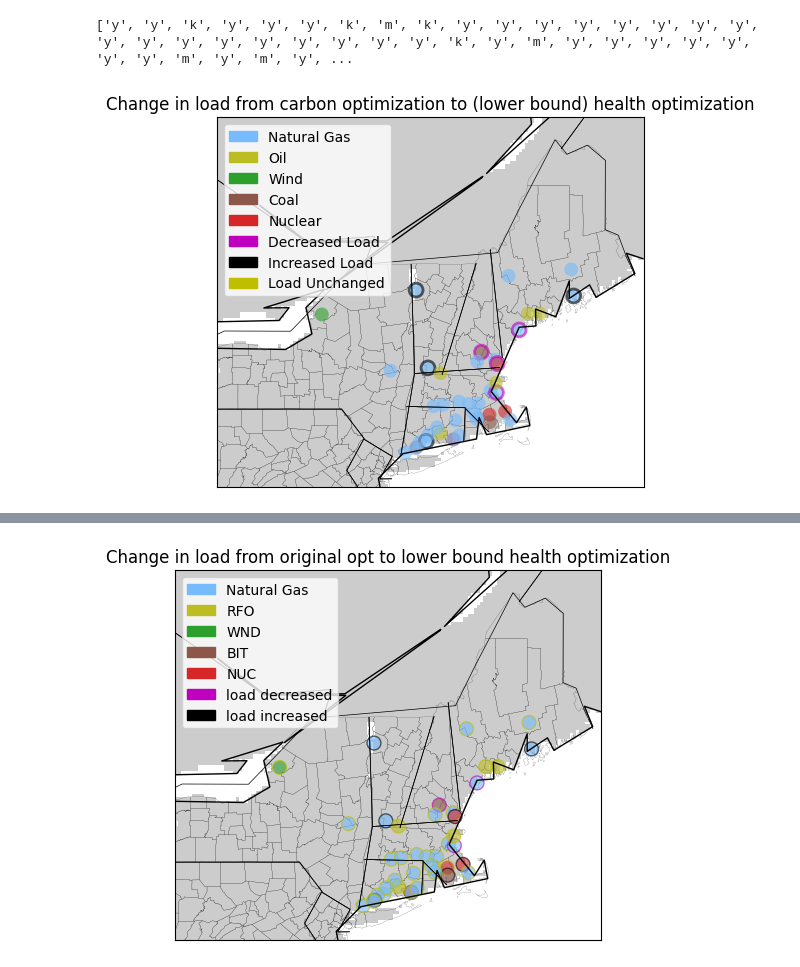
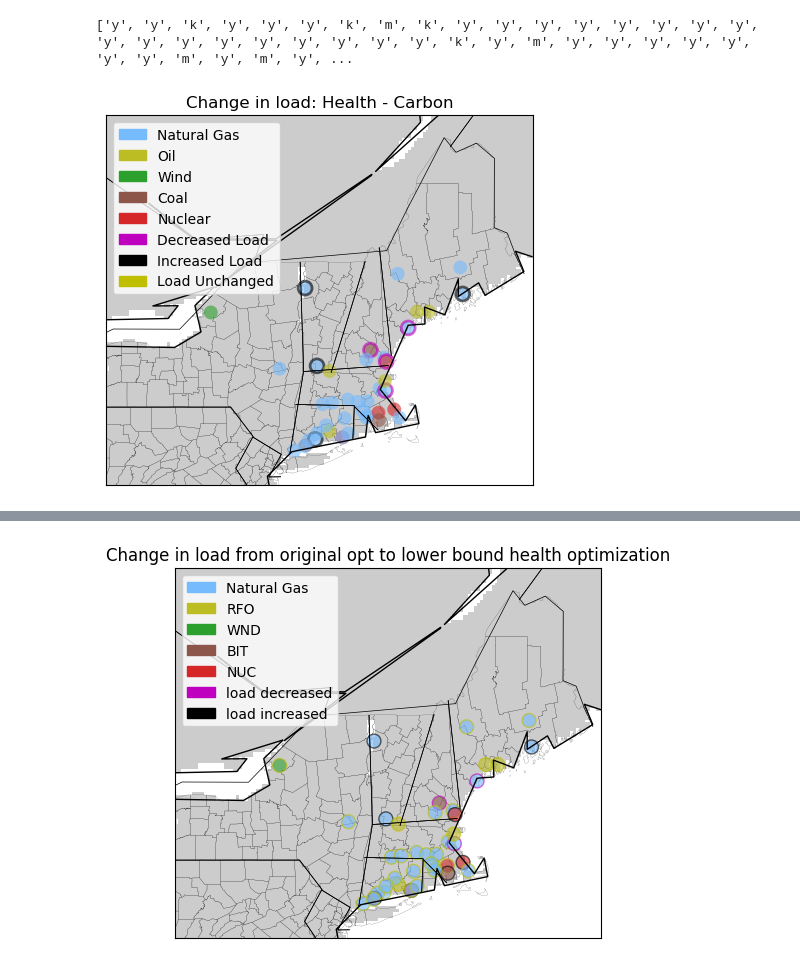
Before and after one commit to elizrgrs/powersystemspublichealth, a Jupyter notebook: dataprocessing/generationgraphing.ipynb, the cells around one changed output, grey strips where cells are left out. Cells and saved outputs as stored; diff of their text form; code cells hidden in the pictures.

Commit message:
added more figures

```diff
--- a/dataprocessing/generationgraphing.ipynb
+++ b/dataprocessing/generationgraphing.ipynb
@@ -303,35 +303,35 @@ health2.drawcoastlines()
 health2.drawstates()
 health2.drawcounties()
 health2.drawcountries()
 health2.drawlsmask(land_color='0.8', ocean_color='w', lsmask=None, lsmask_lons=None, lsmask_lats=None, lakes=True, resolution='l', grid=5)
 
 
 
 # first graph based on original
 x, y = health2(longitude, latitude)  # Projecting latitudes and longitudes to map coordinates
 health2.scatter(x, y,s=100,c=colors, cmap='viridis', marker='o', alpha=0.6, edgecolor=borders_low,linewidth=linewidths_low)
 # m.scatter(x,y,3,marker='o',color='k')
 
 
 # Adding a colorbar to represent the data values
 # plt.colorbar(label='Data Values')
 
 natGas = mpatches.Patch(color='xkcd:sky blue', label='Natural Gas')
 oil = mpatches.Patch(color='tab:olive', label='Oil')
 wind = mpatches.Patch(color='tab:green', label='Wind')
 bit = mpatches.Patch(color='tab:brown', label='Coal')
 nuc = mpatches.Patch(color='tab:red', label='Nuclear')
 pink = mpatches.Patch(color='m', label='Decreased Load')
 black = mpatches.Patch(color='k', label='Increased Load')
 yell = mpatches.Patch(color='y', label='Load Unchanged')
 
 plt.legend(handles=[natGas,oil,wind,bit,nuc, pink, black,yell])
 
 # Display the map with plotted data
-plt.title('Change in load from carbon optimization to (lower bound) health optimization')
+plt.title('Change in load: Health - Carbon')
 plt.show()
 # %% [output]
-[figure, old version]
+[figure, new version]
 # %%
 health_highdiff = Basemap(
    projection='merc', llcrnrlat=min(latitude)-0.75, urcrnrlat=max(latitude)+3,
```
Also changed, not shown: parts of 2 cells of this notebook, 4 other files.
